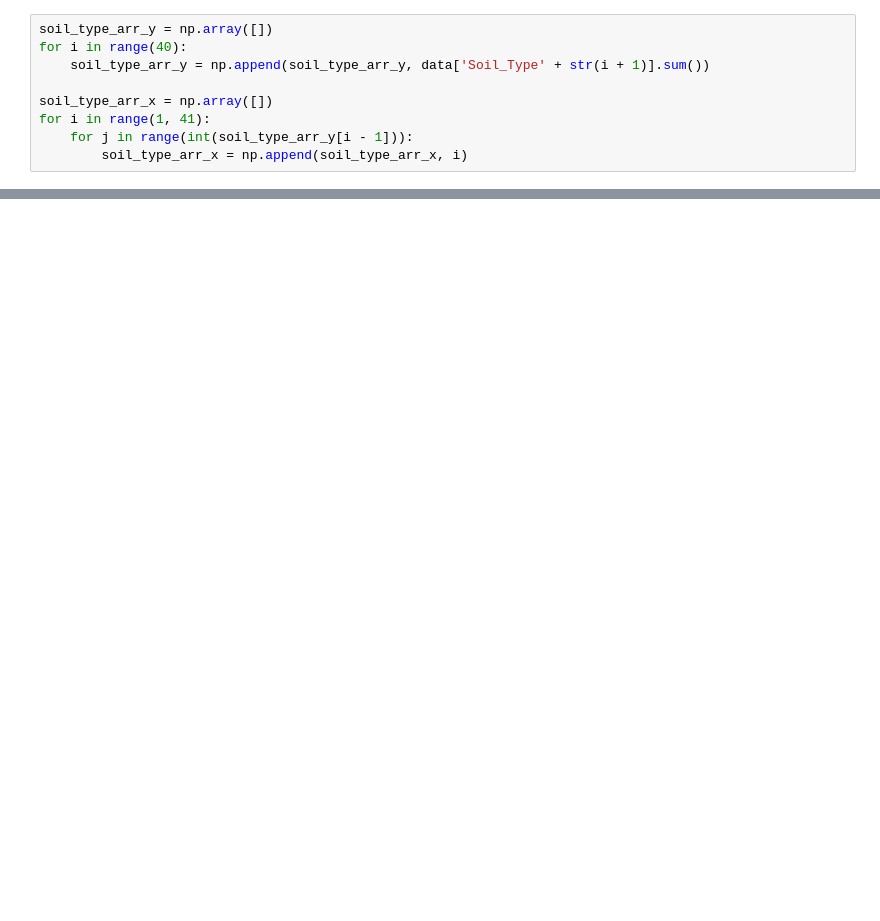
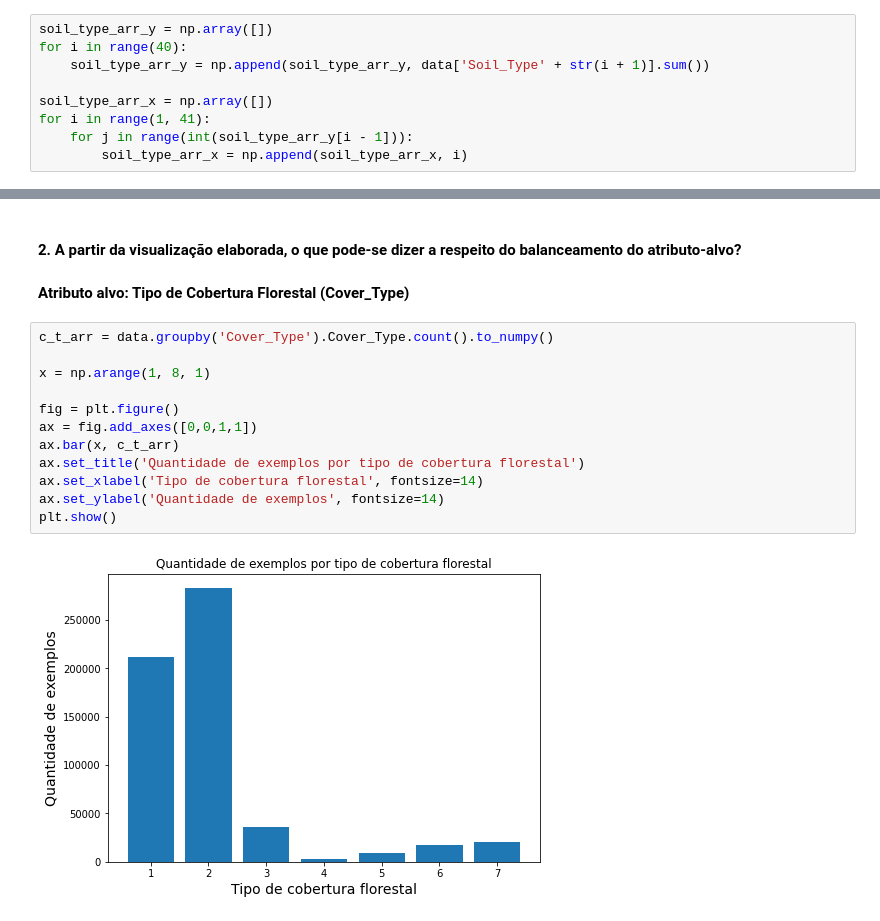
Before and after one commit to elloa-uea/projeto-pratico-3-rna-pp3-team-equilibrium, a Jupyter notebook: notebooks/PP3.2 - Conhecendo o Conjunto de Dados.ipynb, the cells around one changed output, grey strips where cells are left out. Saved outputs shown, nothing was run; the diff lists cells and outputs as text; blank space fills up the shorter version.

```diff
--- a/notebooks/PP3.2 - Conhecendo o Conjunto de Dados.ipynb
+++ b/notebooks/PP3.2 - Conhecendo o Conjunto de Dados.ipynb
@@ -453,3 +776,21 @@ ax1.set_ylabel('Quantidade de exemplos', fontsize=14)
 plt.show()
 # %% [output]
 [figure]
+# %% [markdown]
+#### 2. A partir da visualização elaborada, o que pode-se dizer a respeito do balanceamento do atributo-alvo?
+# %% [markdown]
+**Atributo alvo: Tipo de Cobertura Florestal (Cover_Type)**
+# %%
+c_t_arr = data.groupby('Cover_Type').Cover_Type.count().to_numpy()
+
+x = np.arange(1, 8, 1)
+
+fig = plt.figure()
+ax = fig.add_axes([0,0,1,1])
+ax.bar(x, c_t_arr)
+ax.set_title('Quantidade de exemplos por tipo de cobertura florestal')
+ax.set_xlabel('Tipo de cobertura florestal', fontsize=14)
+ax.set_ylabel('Quantidade de exemplos', fontsize=14)
+plt.show()
+# %% [output]
+[figure, added]
```
Also changed, not shown: parts of 53 cells of this notebook.
